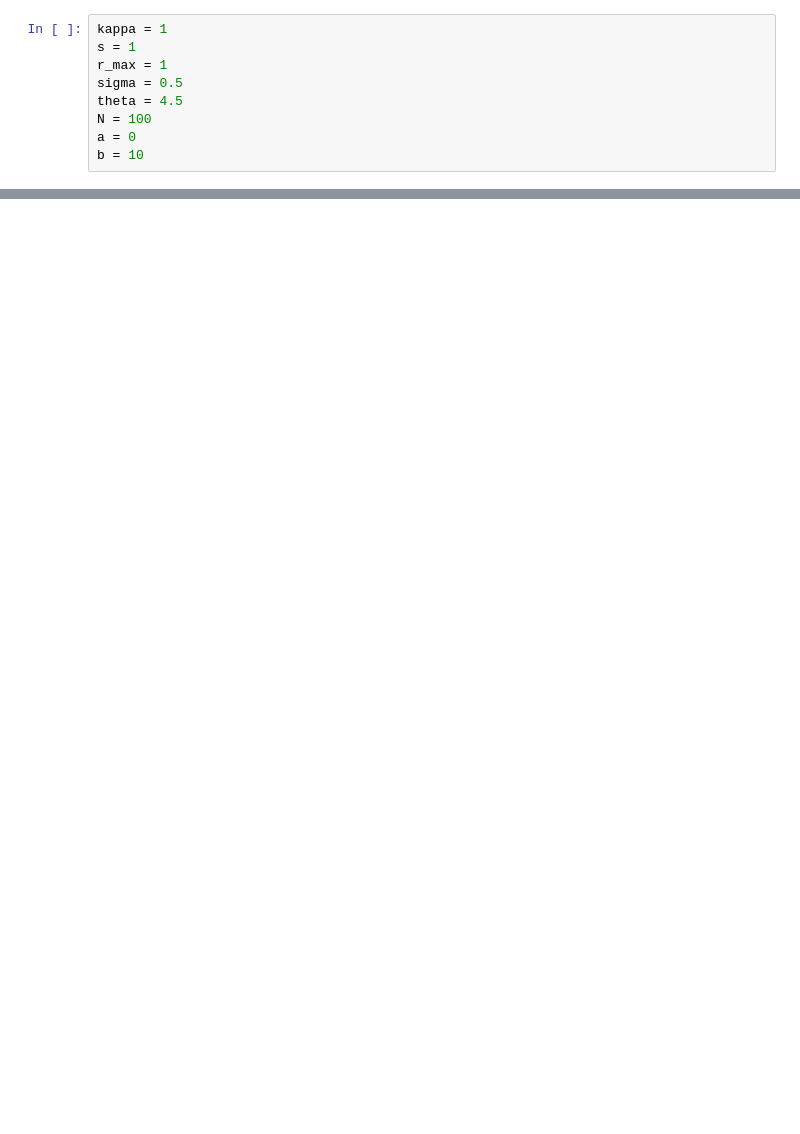
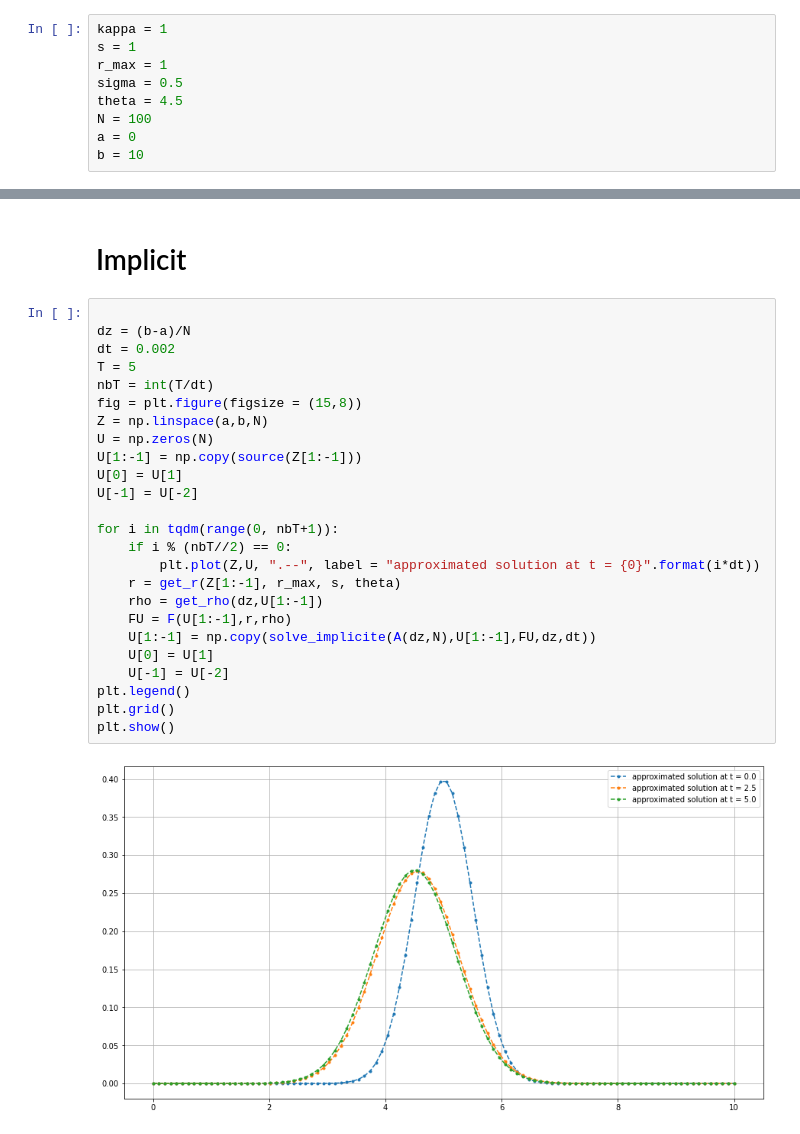
Before and after one commit to pjbenard/Projet_5A_EDP_Bio, a Jupyter notebook: model_1.ipynb, the cells around one changed output, grey strips where cells are left out. Saved outputs shown, nothing was run; the diff lists cells and outputs as text; blank space fills up the shorter version.

```diff
--- a/model_1.ipynb
+++ b/model_1.ipynb
@@ -121,0 +113,29 @@ plt.show()
+# %% [markdown]
+# Implicit
+# %%
+
+dz = (b-a)/N
+dt = 0.002
+T = 5
+nbT = int(T/dt)
+fig = plt.figure(figsize = (15,8))
+Z = np.linspace(a,b,N)
+U = np.zeros(N)
+U[1:-1] = np.copy(source(Z[1:-1]))
+U[0] = U[1]
+U[-1] = U[-2]
+
+for i in tqdm(range(0, nbT+1)):
+    if i % (nbT//2) == 0:
+        plt.plot(Z,U, ".--", label = "approximated solution at t = {0}".format(i*dt))
+    r = get_r(Z[1:-1], r_max, s, theta)
+    rho = get_rho(dz,U[1:-1])
+    FU = F(U[1:-1],r,rho)
+    U[1:-1] = np.copy(solve_implicite(A(dz,N),U[1:-1],FU,dz,dt))
+    U[0] = U[1]
+    U[-1] = U[-2]
+plt.legend()
+plt.grid()
+plt.show()
+# %% [output]
+[figure, added]
```
Also changed, not shown: parts of 11 cells of this notebook.
